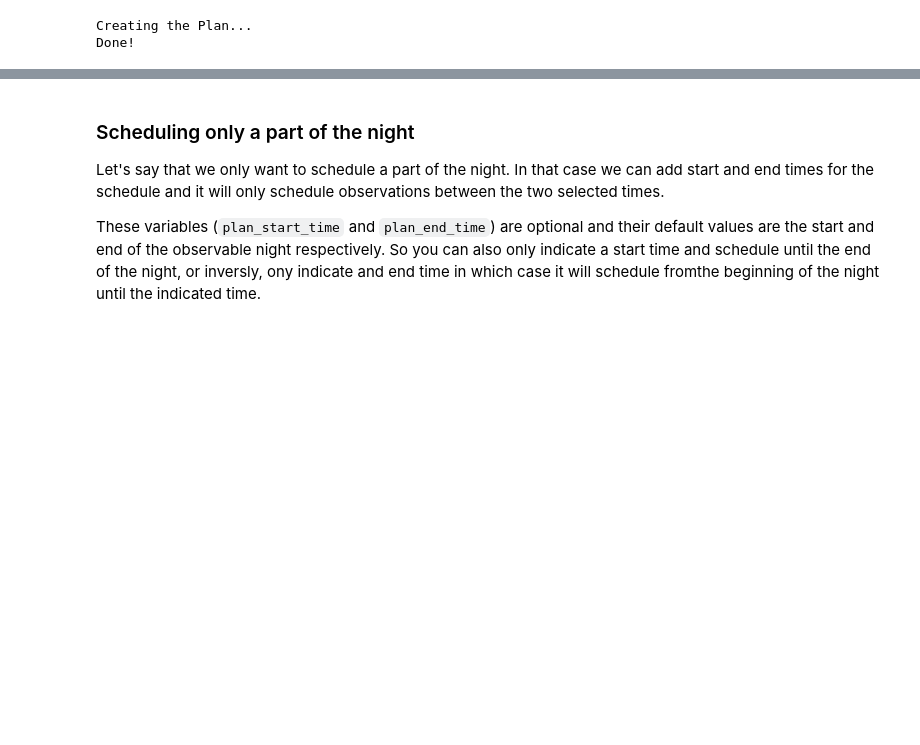
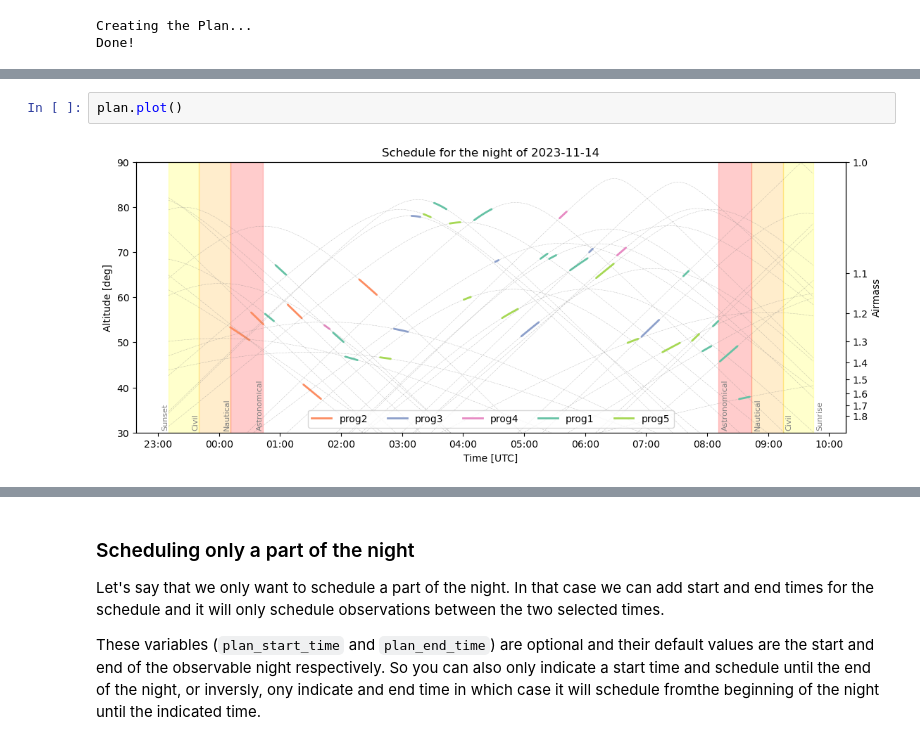
Before and after one commit to nicochunger/SCOPES, a Jupyter notebook: scopes_example.ipynb, the cells around one changed output, grey strips where cells are left out. Saved outputs shown, nothing was run; the diff lists cells and outputs as text; blank space fills up the shorter version.

```diff
--- a/scopes_example.ipynb
+++ b/scopes_example.ipynb
@@ -334,0 +394,4 @@ plan.plot()
+# %%
+plan.plot()
+# %% [output]
+[figure, added]
```
Also changed, not shown: parts of 14 cells of this notebook.
